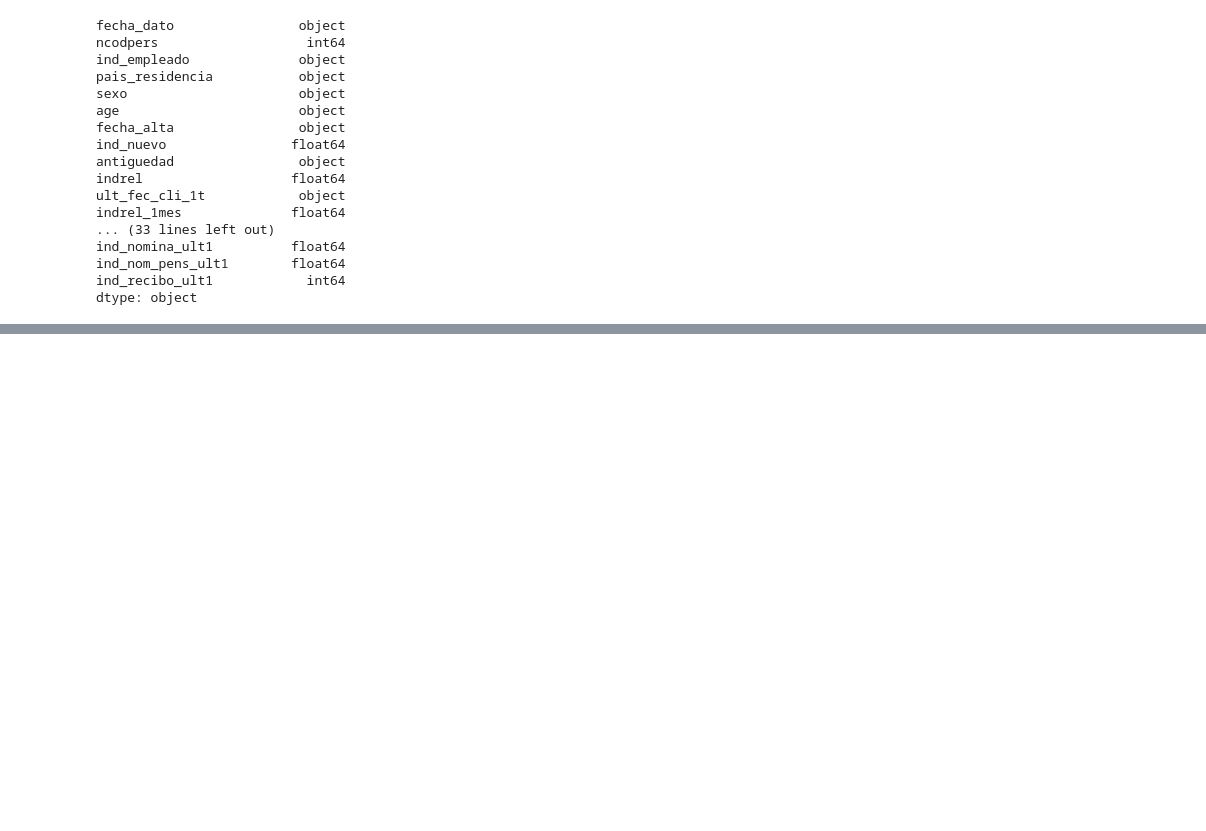
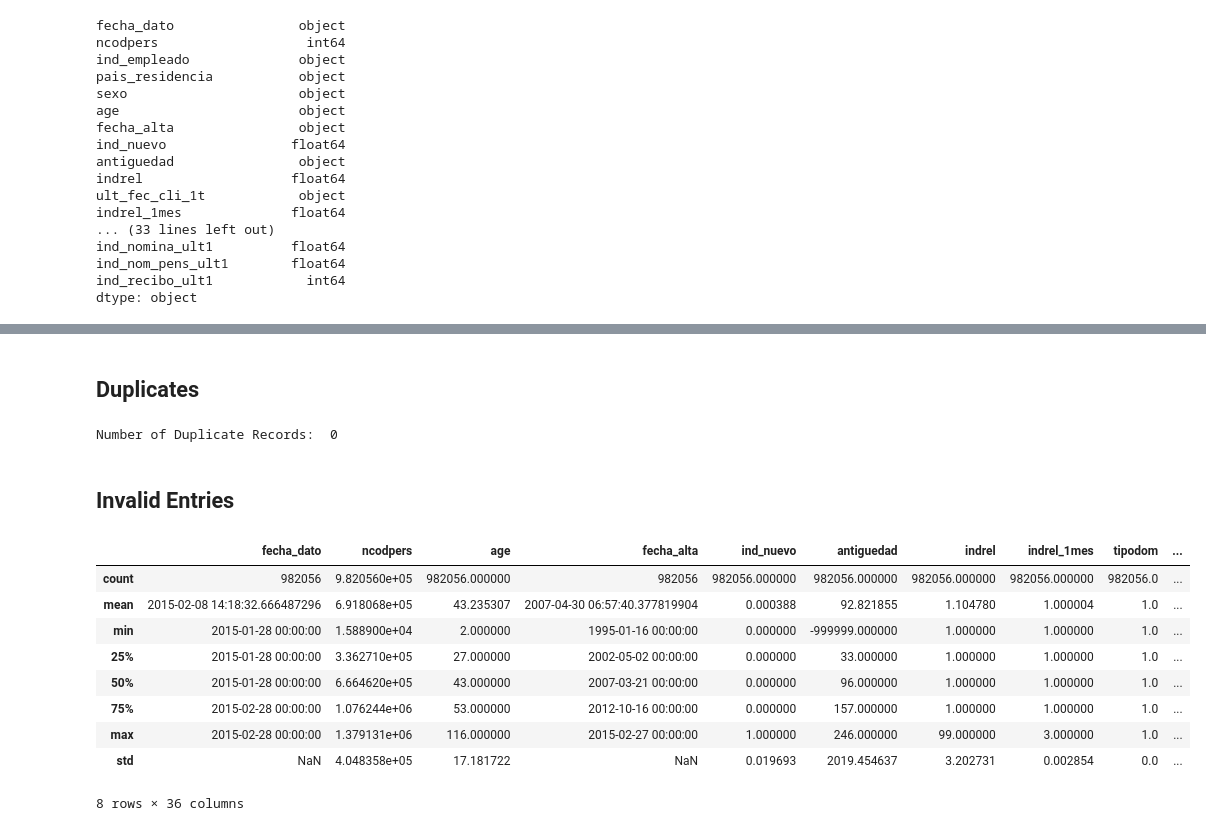
Before and after one commit to sarahesayas/DATA-4380, a Jupyter notebook: Tabular-Data/Tabular-Project/Understanding-Data.ipynb, the cells around one changed output, grey strips where cells are left out. Drawn from its saved outputs; the diff is of its cells as text; code cells hidden in the pictures; blank space fills up the shorter version.

```diff
--- a/Tabular-Data/Tabular-Project/Understanding-Data.ipynb
+++ b/Tabular-Data/Tabular-Project/Understanding-Data.ipynb
@@ -109,0 +258,22 @@ dtype: int64
+# %% [markdown]
+## Duplicates
+# %%
+duplicates=df.duplicated().sum()
+print("Number of Duplicate Records: ", duplicates)
+# %% [output]
+Number of Duplicate Records:  0
+# %% [markdown]
+## Invalid Entries
+# %%
+df.describe()
+# %% [output]
+|  | fecha_dato | ncodpers | age | fecha_alta | ind_nuevo | antiguedad | indrel | indrel_1mes | tipodom | ... |
+| count | 982056 | 9.820560e+05 | 982056.000000 | 982056 | 982056.000000 | 982056.000000 | 982056.000000 | 982056.000000 | 982056.0 | ... |
+| mean | 2015-02-08 14:18:32.666487296 | 6.918068e+05 | 43.235307 | 2007-04-30 06:57:40.377819904 | 0.000388 | 92.821855 | 1.104780 | 1.000004 | 1.0 | ... |
+| min | 2015-01-28 00:00:00 | 1.588900e+04 | 2.000000 | 1995-01-16 00:00:00 | 0.000000 | -999999.000000 | 1.000000 | 1.000000 | 1.0 | ... |
+| 25% | 2015-01-28 00:00:00 | 3.362710e+05 | 27.000000 | 2002-05-02 00:00:00 | 0.000000 | 33.000000 | 1.000000 | 1.000000 | 1.0 | ... |
+| 50% | 2015-01-28 00:00:00 | 6.664620e+05 | 43.000000 | 2007-03-21 00:00:00 | 0.000000 | 96.000000 | 1.000000 | 1.000000 | 1.0 | ... |
+| 75% | 2015-02-28 00:00:00 | 1.076244e+06 | 53.000000 | 2012-10-16 00:00:00 | 0.000000 | 157.000000 | 1.000000 | 1.000000 | 1.0 | ... |
+| max | 2015-02-28 00:00:00 | 1.379131e+06 | 116.000000 | 2015-02-27 00:00:00 | 1.000000 | 246.000000 | 99.000000 | 3.000000 | 1.0 | ... |
+| std | NaN | 4.048358e+05 | 17.181722 | NaN | 0.019693 | 2019.454637 | 3.202731 | 0.002854 | 0.0 | ... |
+8 rows × 36 columns
```
Also changed, not shown: parts of 48 cells of this notebook.
